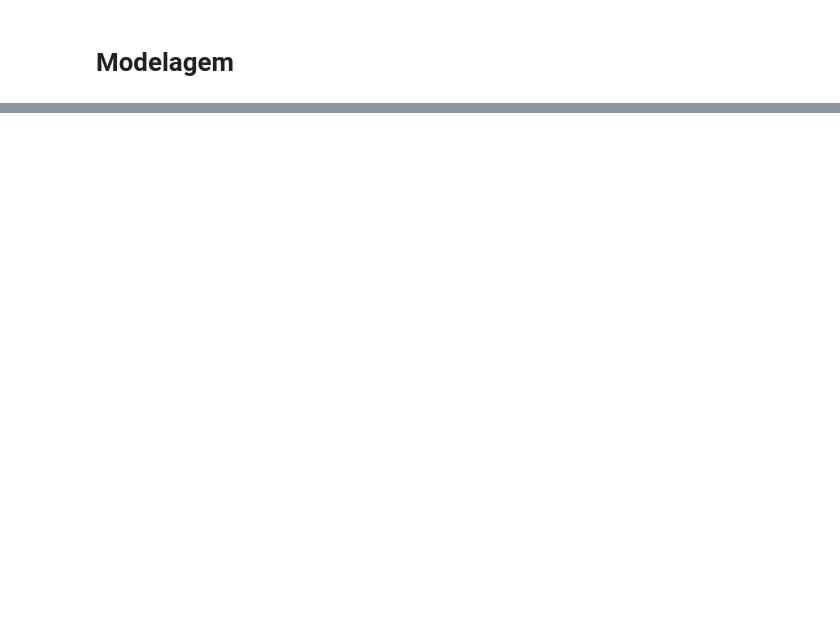
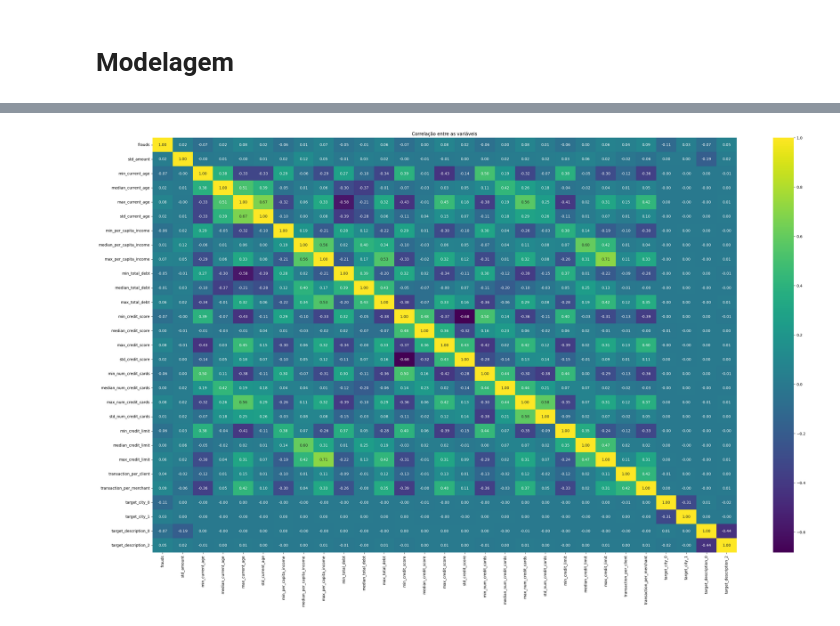
Before and after one commit to Angelicogfa/tcc_mba_datascience_analytics_usp_esalq, a Jupyter notebook: 03-modelagem.ipynb, the cells around one changed output, grey strips where cells are left out. Drawn from its saved outputs; the diff is of its cells as text; code cells hidden in the pictures; blank space fills up the shorter version.

```diff
--- a/03-modelagem.ipynb
+++ b/03-modelagem.ipynb
@@ -202,0 +63,31 @@ Resolved plan until failure:
+# %%
+df = df.with_columns(
+    pl.when(pl.col('merchant_city').str.to_lowercase() == 'online')
+    .then(pl.lit('Yes'))
+    .otherwise(pl.lit('No'))
+    .alias('online_sales')
+).with_columns(
+    pl.when(pl.col('merchant_city').str.to_lowercase() == 'online')
+    .then(pl.lit('Online'))
+    .otherwise(pl.col('merchant_city'))
+    .alias('city')
+).with_columns(
+    pl.when(pl.col('merchant_state').str.len_chars() == 2)
+    .then(pl.lit('United States'))
+    .otherwise(pl.col('merchant_state'))
+    .alias('country')
+    .fill_null('Online')
+).with_columns(
+    pl.when(pl.col('has_chip').str.to_lowercase() == 'yes')
+    .then(pl.lit('Yes'))
+    .otherwise(pl.lit('No'))
+    .alias('card_has_chip')
+).drop('merchant_state', 'merchant_city', 'has_chip')
+# %%
+df = df.with_columns(
+    pl.col('date').dt.truncate('15m').alias('date_window')
+)
+# %%
+df = df.with_columns(
+    pl.when(pl.col('target') == 'Yes').then(1).otherwise(0).alias('target')
+)
@@ -202,0 +471,4 @@ Resolved plan until failure:
+# %%
+window_data_builder = WindowDataBuilder(df)
+df_train = window_data_builder.build('15m')
+df_train.head()
@@ -202,0 +496,11 @@ Resolved plan until failure:
+# %%
+corr = df_train.drop(columns=['date_window']).corr()
+
+plt.figure(figsize=(35,20))
+plt.title('Correlação entre as variáveis')
+
+sns.heatmap(corr, annot=True, cmap='viridis', fmt='.2f')
+
+plt.show()
+# %% [output]
+[figure, added]
```
Also changed, not shown: parts of 17 cells of this notebook.
